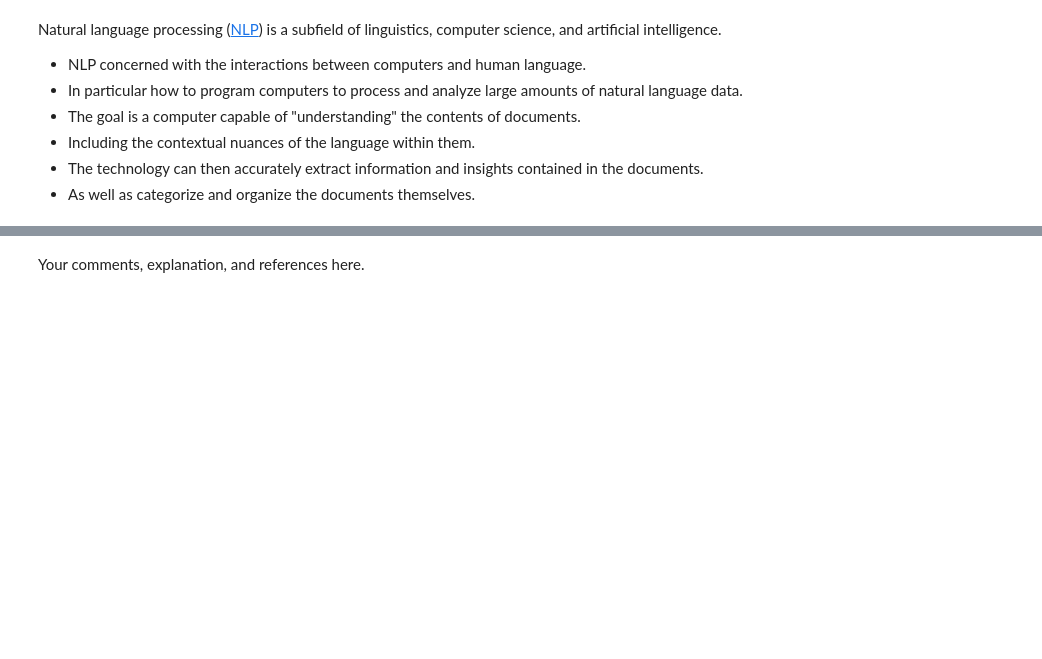
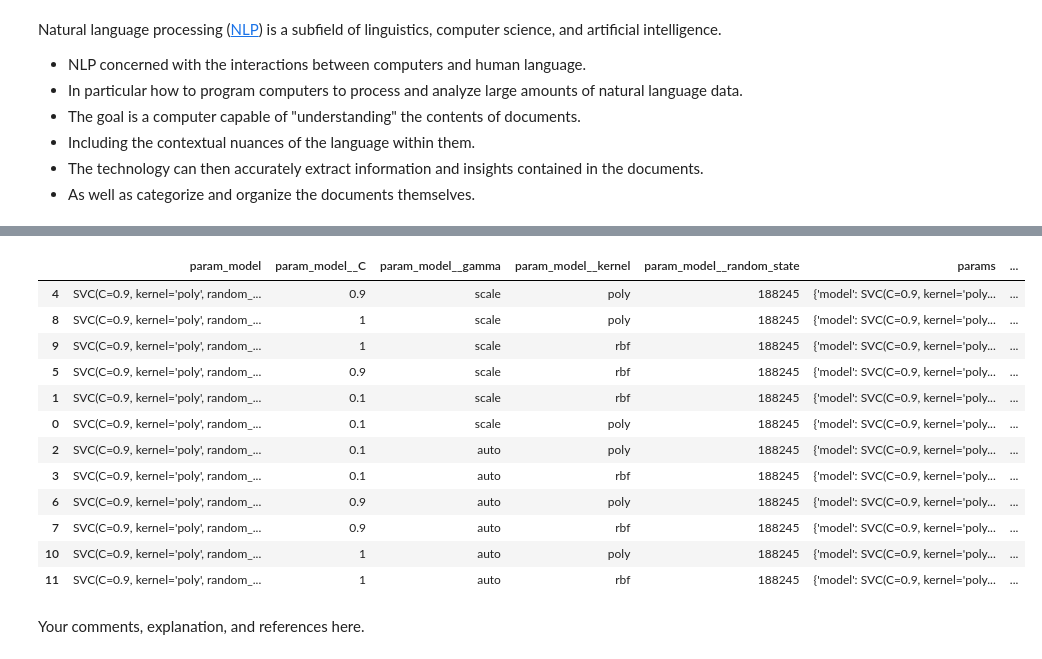
Before and after one commit to ET5003-Group1/ET5003, a Jupyter notebook: Week-5/ET5003_KaggleCompetition.ipynb, the cells around one changed output, grey strips where cells are left out. Drawn from its saved outputs; the diff is of its cells as text; code cells hidden in the pictures; blank space fills up the shorter version.

```diff
--- a/Week-5/ET5003_KaggleCompetition.ipynb
+++ b/Week-5/ET5003_KaggleCompetition.ipynb
@@ -335,0 +356,5 @@ Natural language processing ([NLP](https://en.wikipedia.org/wiki/Natural_languag
+# %%
+encoding_features = ["ber_class", "type"]
+
+X_txt = X.select_dtypes("object")
+X_txt.sample(5, random_state=random_state)
@@ -335,0 +371,25 @@ Natural language processing ([NLP](https://en.wikipedia.org/wiki/Natural_languag
+# %%
+def clean_texts(series):
+    """Cleans linebreaks, tabs return character, punctuation and double spacing in a Series of strings."""
+    clean_series = series.copy().str.replace(r"\t|\n|\r", " ", regex=True)
+    clean_series = clean_series.str.replace(r"[,.?!:;\[\]/\(\)'\"]", " ", regex=True)
+    clean_series = clean_series.str.replace(r"\s+", " ", regex=True)
+    return clean_series.str.lower()
+
+
+def map_ber(series):
+    """Removes the numerical rating for BER, yielding only the letter rating.
+
+    I'm trying this strategy as class A1 has only one sample, which doesn't allow for
+    upsampling with SMOTE. In addition, using only a letter rating yields a smaller number
+    of classes and can make the problem of estimating new BER classes easier
+    """
+    clean_ber = series.str.replace("SINo666of2006exempt", "EX")
+    clean_ber = clean_ber.str.replace(r"\d+", "", regex=True)
+    return clean_ber
+# %%
+X_txt.loc[:, "description"] = clean_texts(X_txt.loc[:, "description"])
+X_txt.loc[:, "features"] = clean_texts(X_txt.loc[:, "features"])
+X_txt.loc[:, "ber_class"] = map_ber(X_txt.loc[:, "ber_class"])
+
+X_txt[["description", "features", "ber_class"]].sample(3, random_state=random_state)
@@ -336,3 +486,31 @@ Natural language processing ([NLP](https://en.wikipedia.org/wiki/Natural_languag
+# %%
+pd.set_option("max_colwidth", 500)
+gs = pd.DataFrame(grid_search.cv_results_).drop(
+    columns=[
+        "mean_fit_time",
+        "std_fit_time",
+        "mean_score_time",
+        "std_score_time",
+        "split0_test_score",
+        "split1_test_score",
+        "split2_test_score",
+    ]
+)
+gs.sort_values("rank_test_score")
+# %% [output]
+|  | param_model | param_model__C | param_model__gamma | param_model__kernel | param_model__random_state | params | ... |
+| 4 | SVC(C=0.9, kernel='poly', random_... | 0.9 | scale | poly | 188245 | {'model': SVC(C=0.9, kernel='poly... | ... |
+| 8 | SVC(C=0.9, kernel='poly', random_... | 1 | scale | poly | 188245 | {'model': SVC(C=0.9, kernel='poly... | ... |
+| 9 | SVC(C=0.9, kernel='poly', random_... | 1 | scale | rbf | 188245 | {'model': SVC(C=0.9, kernel='poly... | ... |
+| 5 | SVC(C=0.9, kernel='poly', random_... | 0.9 | scale | rbf | 188245 | {'model': SVC(C=0.9, kernel='poly... | ... |
+| 1 | SVC(C=0.9, kernel='poly', random_... | 0.1 | scale | rbf | 188245 | {'model': SVC(C=0.9, kernel='poly... | ... |
+| 0 | SVC(C=0.9, kernel='poly', random_... | 0.1 | scale | poly | 188245 | {'model': SVC(C=0.9, kernel='poly... | ... |
+| 2 | SVC(C=0.9, kernel='poly', random_... | 0.1 | auto | poly | 188245 | {'model': SVC(C=0.9, kernel='poly... | ... |
+| 3 | SVC(C=0.9, kernel='poly', random_... | 0.1 | auto | rbf | 188245 | {'model': SVC(C=0.9, kernel='poly... | ... |
+| 6 | SVC(C=0.9, kernel='poly', random_... | 0.9 | auto | poly | 188245 | {'model': SVC(C=0.9, kernel='poly... | ... |
+| 7 | SVC(C=0.9, kernel='poly', random_... | 0.9 | auto | rbf | 188245 | {'model': SVC(C=0.9, kernel='poly... | ... |
+| 10 | SVC(C=0.9, kernel='poly', random_... | 1 | auto | poly | 188245 | {'model': SVC(C=0.9, kernel='poly... | ... |
+| 11 | SVC(C=0.9, kernel='poly', random_... | 1 | auto | rbf | 188245 | {'model': SVC(C=0.9, kernel='poly... | ... |
 # %% [markdown]
 Your comments, explanation, and references here.
 # %% [markdown]
```
Also changed, not shown: parts of 18 cells of this notebook.
